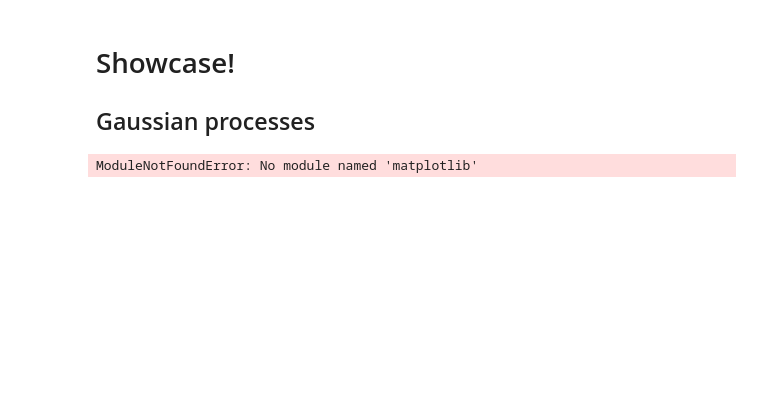
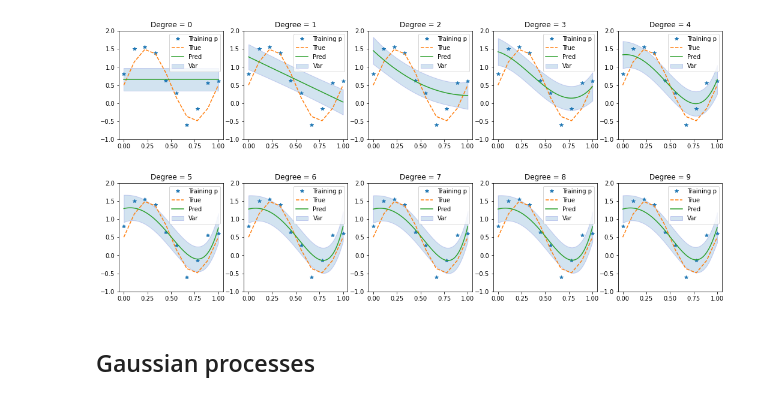
Before and after one commit to inquizition/Algorithms, a Jupyter notebook: main.ipynb, the cells around one changed output. Saved outputs shown, nothing was run; the diff lists cells and outputs as text; code cells hidden in the pictures; blank space fills up the shorter version.

```diff
--- a/main.ipynb
+++ b/main.ipynb
@@ -0,0 +10,18 @@
+# %%
+import Bayesian.BasisFunction.BF_fitting as BF
+
+beta = 0.3**2
+alpha = 11.1
+
+N = 10
+X = np.linspace(0,1,N).reshape(-1,1)
+y = BF.g(X, noise_variance=(0))
+t = BF.g(X, noise_variance=(beta))
+
+X_test = np.linspace(0, 1, 100).reshape(-1, 1)
+y_test = BF.g(X_test, noise_variance=(0))
+
+plt.plot(X, t, '*', label='Points')
+plt.plot(X_test, y_test, label='True')
+plt.legend()
+plt.show()
@@ -1,35 +34,27 @@
+# %%
+degree = 9
+degrees = range(degree + 1)
+
+phi = BF.expand(X, bf=BF.polynomial_basis_function, bf_args=degrees[1:])
+phi_test = BF.expand(X_test, bf=BF.polynomial_basis_function, bf_args=degrees[1:])
+
+plt.figure(figsize=(18, 8))
+plt.subplots_adjust(hspace=0.4)
+
+for d in degrees:
+    up = d + 1
+    m_N, S_N = BF.posterior(phi[:,:up], t, 1/alpha, 1/beta)
+    y_pred, y_var = BF.posterior_predictive(phi_test[:,:up], m_N, S_N, 1/beta)
+
+    plt.subplot(2, 5, up)
+    plt.plot(X, t, '*')
+    plt.plot(X, y, linestyle='dashed')
+    plt.plot(X_test, y_pred, label=None)
+    plt.fill_between(X_test[:,0], y_pred[:,0]-np.sqrt(y_var), y_pred[:,0]+np.sqrt(y_var), alpha=0.2, edgecolor='#1B2ACC')
+    plt.legend(['Training p', 'True', 'Pred', 'Var'])
+    plt.title(f'Degree = {d}')
+    plt.ylim(-1.0, 2.0)
+# %% [output]
+[figure, added]
 # %% [markdown]
-# Showcase!
-
 ## Gaussian processes
-# %%
-import GaussianProcesses.GP as GP
-import matplotlib.pyplot as plt
-import numpy as np
-
-def noise(size, variance):
-        return np.random.normal(scale=np.sqrt(variance), size=size)
-
-g = GP.GP(1, 1)
-
-beta = 0.4
-
-f = 200
-A = 4
-N = 48
-M = 48
-
-X = np.linspace(0, 0.01, N).reshape(-1, 1)
-
-t = A*np.sin(2 * np.pi * f * X) + noise(X.shape, beta)
-
-X_test = np.linspace(0, 0.01, M).reshape(-1, 1)
-
-y_true = A*np.sin(2 * np.pi * f * X_test) + noise(X_test.shape, 0)
-
-mean = g.posterior(X, t, X_test, beta)
-
-plt.plot(y_true)
-plt.plot(mean)
-# %% [output]
-ModuleNotFoundError: No module named 'matplotlib'
```
Also changed, not shown: parts of 4 cells of this notebook, 6 other files.
